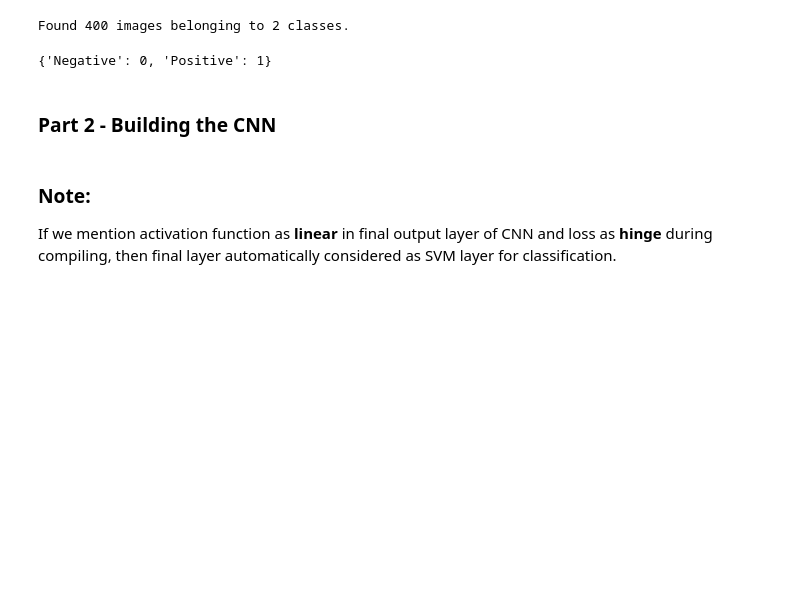
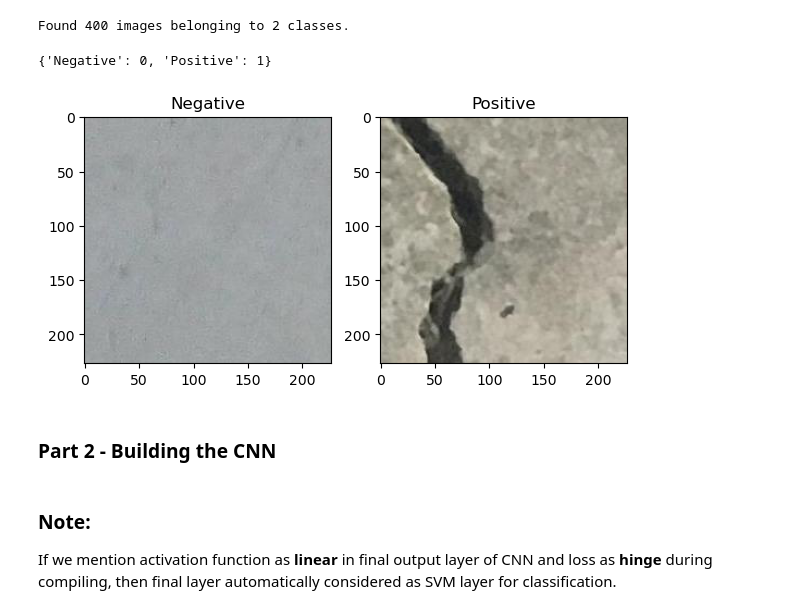
Before and after one commit to Vig1995/Material-Surface-defect-classification-using-CNN-and-SVM, a Jupyter notebook: Defect_classification_by_CNN&SVM.ipynb, the cells around one changed output. Drawn from its saved outputs; the diff is of its cells as text; code cells hidden in the pictures; blank space fills up the shorter version.

```diff
--- a/Defect_classification_by_CNN&SVM.ipynb
+++ b/Defect_classification_by_CNN&SVM.ipynb
@@ -56,6 +56,23 @@ Found 400 images belonging to 2 classes.
 test_set.class_indices
 # %% [output]
 {'Negative': 0, 'Positive': 1}
+# %%
+def image_read(path):
+    image = cv2.imread(path)
+    image = cv2.cvtColor(image, cv2.COLOR_BGR2RGB)
+    plt.imshow(image)
+
+plt.figure(figsize=(7,7),dpi=100)
+
+plt.subplot(121)
+plt.title('Negative')
+image_read('C:/Users/hp/Desktop/ML_Project/crack_detection/Test/Negative/00508.jpg')
+
+plt.subplot(122)
+plt.title('Positive')
+image_read('C:/Users/hp/Desktop/ML_Project/crack_detection/Test/Positive/00404.jpg')
+# %% [output]
+[figure, added]
 # %% [markdown]
 ### **Part 2 - Building the CNN**
 # %%
```
Also changed, not shown: parts of 9 cells of this notebook.
